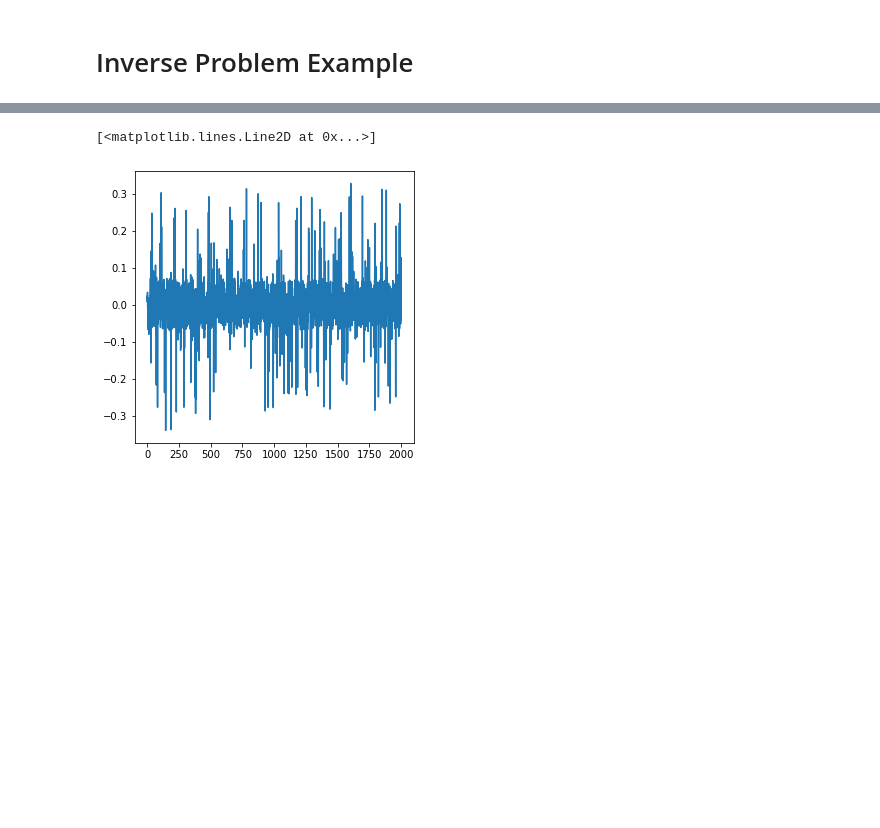
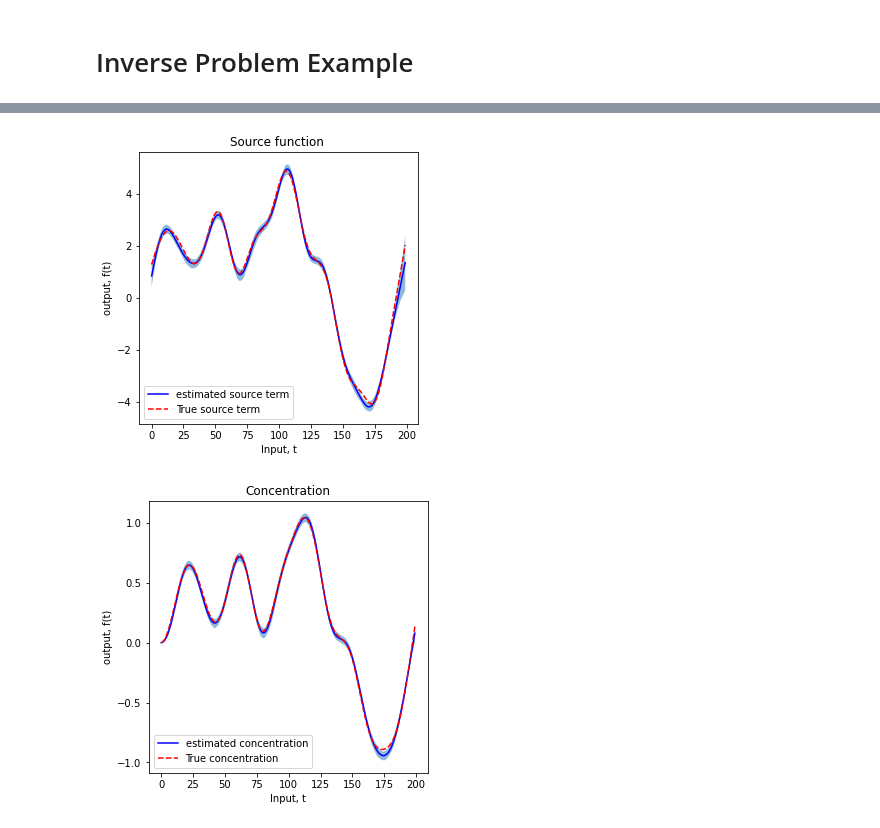
Before and after one commit to SheffieldML/advectionGP, a Jupyter notebook: jupyter/DemoSecondOrderODE.ipynb, the cells around one changed output, grey strips where cells are left out. Saved outputs shown, nothing was run; the diff lists cells and outputs as text; code cells hidden in the pictures; blank space fills up the shorter version.

Commit message:
Model Updates

```diff
--- a/jupyter/DemoSecondOrderODE.ipynb
+++ b/jupyter/DemoSecondOrderODE.ipynb
@@ -43,7 +64,7 @@ Text(0.5, 1.0, 'Sensor Locations')
 # %% [markdown]
 Using X with then initalise our sensor model, which is used to calculate filter functions.
 # %%
-sensors = FixedSensorModel(X,1) # establish sensor model arguments are sensor locations and spatial averaging (second argument)
+sensors = FixedSensorModel(X,0) # establish sensor model arguments are sensor locations and spatial averaging (not applicable in 1D case so set to 0)
 # %% [markdown]
 # Forward Model Example
 # %% [markdown]
@@ -70,7 +91,6 @@ dt,dt2,Nt = m.getGridStepSize() # useful numbers!
 
 z=np.random.normal(0,1.0,N_feat) # Generate z to compute source
 sourceGT=m.computeSourceFromPhi(z)# Compute ground truth source by approximating GP
-#sourceGT = np.zeros(m.resolution)
-#sourceGT[7:17] = 1.0 # Example constant source
-concTrain=m.computeConcentration(sourceGT) # Compute concentration - runs advection diffusion forward model
-yTrain= m.computeObservations() # Compute observations with noise uses m.sensormodel for observation locations
+#sourceGT = np.ones(m.resolution)  # Example constant source
+concTrain=m.computeConcentration(sourceGT) # Compute concentration - runs ODE forward model
+yTrain= m.computeObservations(addNoise='TRUE') # Compute observations with noise uses m.sensormodel for observation locations
@@ -115,13 +97,12 @@ array([-0.00719747, -0.18770168, -0.26798029, -0.34203004, -0.46779977,
 # %% [markdown]
 # Inverse Problem Example
 # %%
-N_feat =20 #Number of features used to infer the source
-kInverse = EQ(np.sqrt(0.6), 4) # Initiate kernel for inverse problem
+N_feat =100 #Number of features used to infer the source
+kInverse = EQ(0.6, 4) # Initiate kernel for inverse problem
 mInfer = Model(resolution=res,boundary=boundary,N_feat=N_feat,noiseSD=noiseSD,kernel=kInverse,sensormodel=sensors,k_0=k_0,u=u,eta=eta) #Initiate new model for inference
-m.computeModelRegressors() # Compute regressor matrix
-meanZ, covZ = m.computeZDistribution(yTrain) # Infers z vector mean and covariance using regressor matrix
-sourceInfer = m.computeSourceFromPhi(meanZ) # Generates estimated source using mean of the inferred distribution
+mInfer.computeModelRegressors() # Compute regressor matrix
+meanZ, covZ = mInfer.computeZDistribution(yTrain) # Infers z vector mean and covariance using regressor matrix
+sourceInfer = mInfer.computeSourceFromPhi(meanZ) # Generates estimated source using mean of the inferred distribution
 concInfer=m.computeConcentration(sourceInfer) # Generates estimated concentration from inferred source
-plt.plot(meanZ)
 # %% [output]
 Calculating Adjoints...
@@ -188,5 +112,53 @@ for i,phi in enumerate(mInfer.kernel.getPhi1D(mInfer.coords)):
-# %%
-plt.plot(meanZ)
-# %% [output]
-[<matplotlib.lines.Line2D at 0x...>]
-[figure, removed]
+# %%
+source_samples = []
+conc_samples=[]
+for z_samp in np.random.multivariate_normal(meanZ, covZ,200):
+    source_samples.append(mInfer.computeSourceFromPhi(z_samp))
+    conc_samples.append(mInfer.computeConcentration(mInfer.computeSourceFromPhi(z_samp)))
+source_samples=np.array(source_samples)
+conc_samples=np.array(conc_samples)
+
+source_lower_ci = np.percentile(source_samples,2.5,0)
+source_upper_ci = np.percentile(source_samples,97.5,0)
+source_mean = np.percentile(source_samples,50,0)
+
+conc_lower_ci = np.percentile(conc_samples,2.5,0)
+conc_upper_ci = np.percentile(conc_samples,97.5,0)
+conc_mean = np.percentile(conc_samples,50,0)
+
+xtest=np.arange(Nt)
+
+#plt.figure(figsize=(15, 10))
+
+plt.plot(xtest,sourceInfer,'b-')
+plt.plot(xtest,sourceGT,'r--')
+
+#plt.plot(xtest,source_samples.T,'g-',alpha=0.3)
+#plt.fill_between(xtest,s_z_l,s_z_upper,alpha=0.5)
+plt.fill_between(xtest,source_lower_ci,source_upper_ci,alpha=0.5)
+plt.legend(labels=["estimated source term","True source term"])
+plt.title("Source function ")
+plt.xlabel("Input, t")
+plt.ylabel("output, f(t)")
+#plt.ylim([-5,5])
+plt.savefig('NumberFeature%d.pdf' % N_feat)
+plt.show()
+
+#plt.figure(figsize=(15, 10))
+
+plt.plot(xtest,concInfer,'b-')
+plt.plot(xtest,concTrain,'r--')
+
+#plt.plot(xtest,source_samples.T,'g-',alpha=0.3)
+#plt.fill_between(xtest,s_z_l,s_z_upper,alpha=0.5)
+plt.fill_between(xtest,conc_lower_ci,conc_upper_ci,alpha=0.5)
+plt.legend(labels=["estimated concentration","True concentration"])
+plt.title("Concentration")
+plt.xlabel("Input, t")
+plt.ylabel("output, f(t)")
+#plt.ylim([-5,5])
+plt.savefig('NumberFeature%d.pdf' % N_feat)
+plt.show()
+# %% [output]
+[figure, added]
+[figure, added]
```
Also changed, not shown: parts of 43 cells of this notebook, 22 other files.
